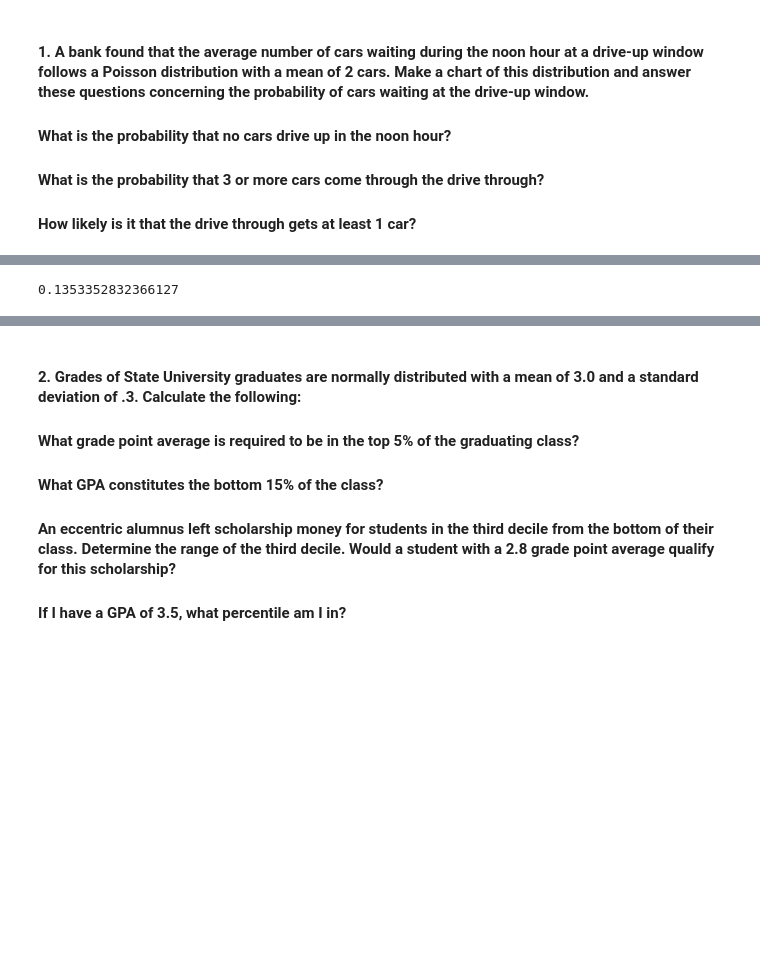
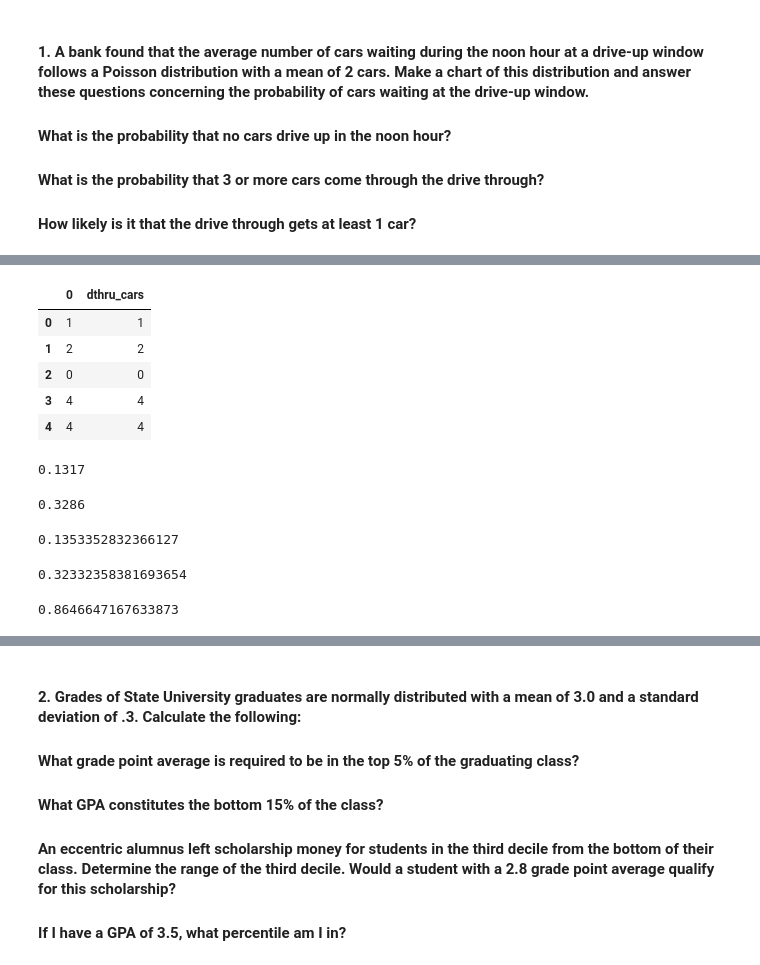
Before and after one commit to Brooke-Holyoak/statistics-exercises, a Jupyter notebook: probability_distributions.ipynb, the cells around one changed output, grey strips where cells are left out. Saved outputs shown, nothing was run; the diff lists cells and outputs as text; code cells hidden in the pictures; blank space fills up the shorter version.

```diff
--- a/probability_distributions.ipynb
+++ b/probability_distributions.ipynb
@@ -37,0 +35,3 @@ array([1, 1, 2, 3, 1, 2, 2, 1, 3, 3, 2, 2, 2, 0, 3])
+# %%
+dthru_cars = poisson.rvs(mu=2, size=10000)
+dthru_cars
@@ -37,0 +40,5 @@ array([1, 1, 2, 3, 1, 2, 2, 1, 3, 3, 2, 2, 2, 0, 3])
+# %%
+#create a df of the array created
+
+df = pd.DataFrame(dthru_cars)
+df.head()
@@ -38,4 +52,33 @@ array([1, 1, 2, 3, 1, 2, 2, 1, 3, 3, 2, 2, 2, 0, 3])
+# %%
+#add a column called dthru_cars
+df['dthru_cars'] = df.sum(axis = 1)
+df.head()
+# %% [output]
+|  | 0 | dthru_cars |
+| 0 | 1 | 1 |
+| 1 | 2 | 2 |
+| 2 | 0 | 0 |
+| 3 | 4 | 4 |
+| 4 | 4 | 4 |
+# %%
+(df.dthru_cars == 0).mean()
+# %% [output]
+0.1317
+# %%
+(df.dthru_cars >= 3).mean()
+# %% [output]
+0.3286
+# %%
+#mean is 3 and target is 0. (avg cars is 3 and we want to know prob of zero cars)
+stats.poisson(2).pmf(0)
+# %% [output]
+0.1353352832366127
+# %%
+stats.poisson(2).sf(2)  #use sf to get the area that is greater than 2. We want what's 3 or more.
+# %% [output]
+0.32332358381693654
 # %%
-stats.poisson(2).pmf(0)
+#stats.poisson(2).pmf(1)
+stats.poisson(2).sf(0)
 # %% [output]
-0.1353352832366127
+0.8646647167633873
```
Also changed, not shown: parts of 41 cells of this notebook.
